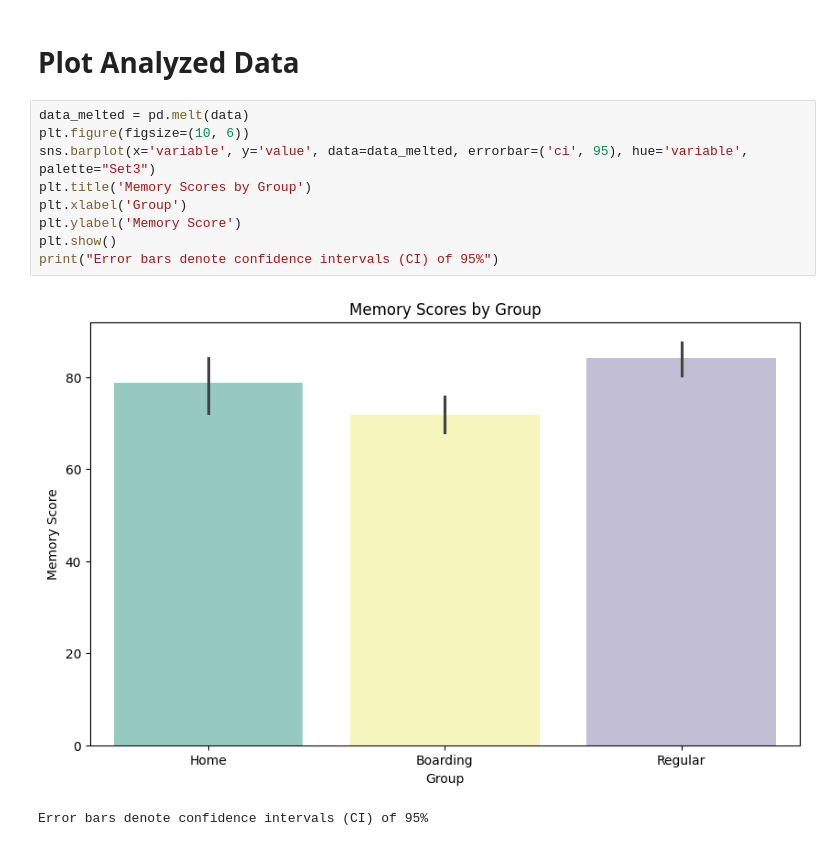
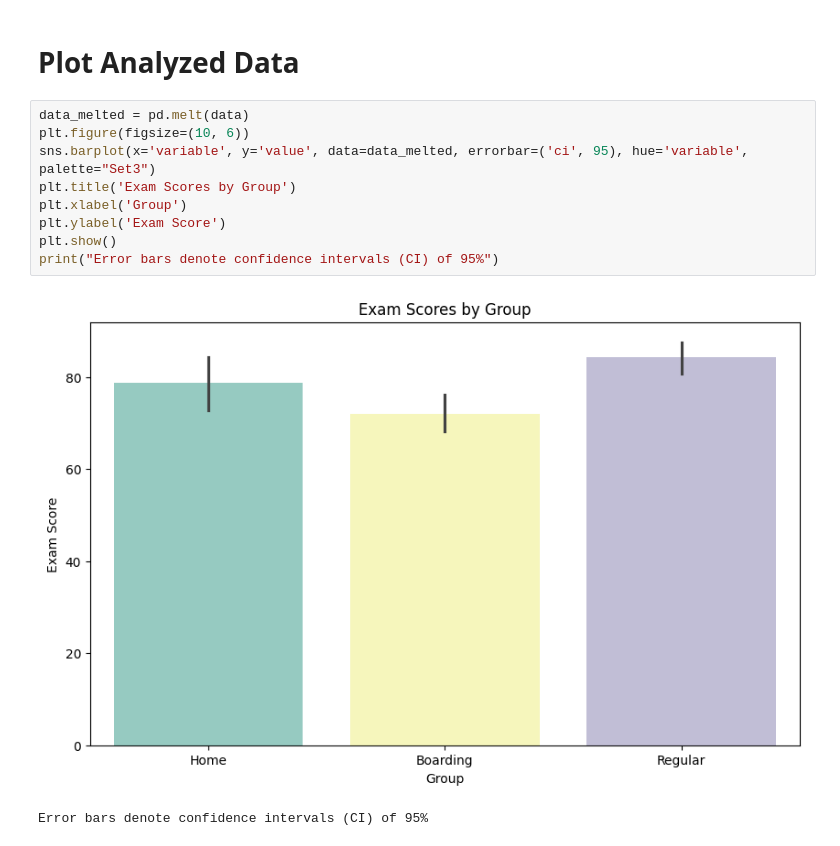
Before and after one commit to ROHIT32767/BRSM, a Jupyter notebook: Activities/ANOVA_Activity/code.ipynb, the cells around one changed output. Saved outputs shown, nothing was run; the diff lists cells and outputs as text.

```diff
--- a/Activities/ANOVA_Activity/code.ipynb
+++ b/Activities/ANOVA_Activity/code.ipynb
@@ -239,14 +247,14 @@ Effect Size (Eta-squared): 0.3162701185354075
 # %%
 data_melted = pd.melt(data)
 plt.figure(figsize=(10, 6))
 sns.barplot(x='variable', y='value', data=data_melted, errorbar=('ci', 95), hue='variable', palette="Set3")
-plt.title('Memory Scores by Group')
+plt.title('Exam Scores by Group')
 plt.xlabel('Group')
-plt.ylabel('Memory Score')
+plt.ylabel('Exam Score')
 plt.show()
 print("Error bars denote confidence intervals (CI) of 95%")
 # %% [output]
-[figure, old version]
+[figure, new version]
 Error bars denote confidence intervals (CI) of 95%
 # %%
 plt.figure(figsize=(10, 6))
```
Also changed, not shown: parts of 4 cells of this notebook, 4 other files.
